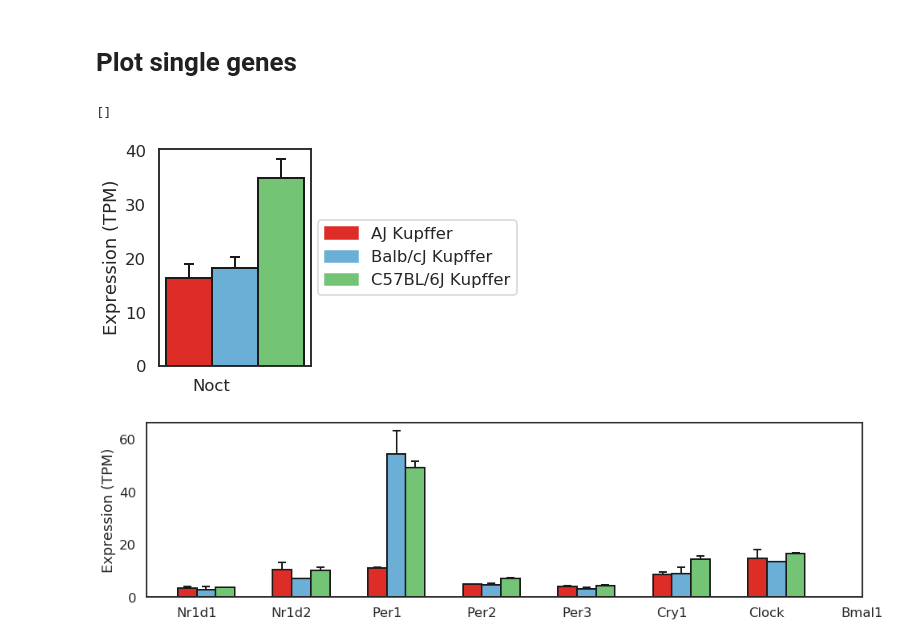
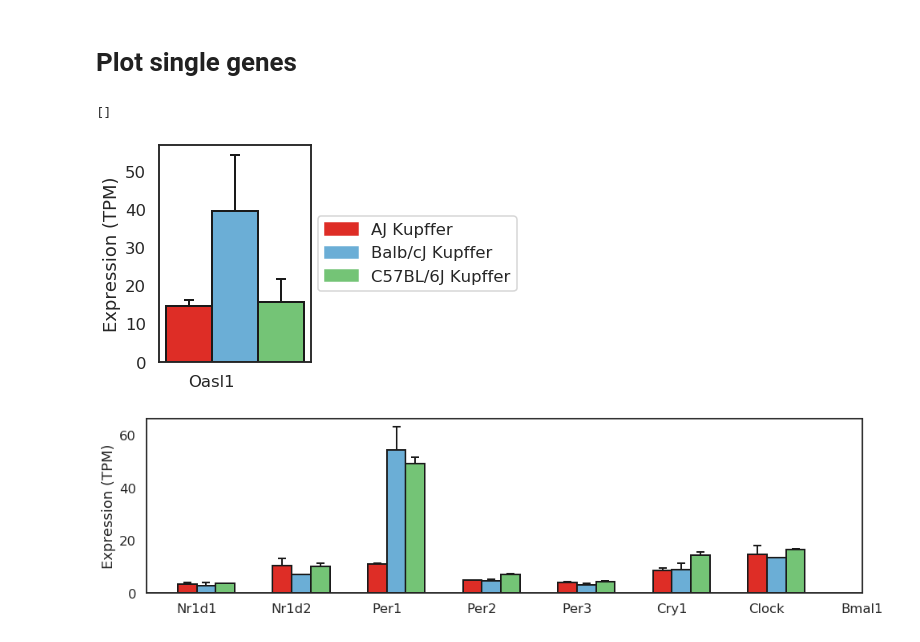
Before and after one commit to HunterBennett/strains_rna, a Jupyter notebook: results/K00_Strains_Control_Kupffer_RNA.ipynb, the cells around one changed output. Drawn from its saved outputs; the diff is of its cells as text; code cells hidden in the pictures.

```diff
--- a/results/K00_Strains_Control_Kupffer_RNA.ipynb
+++ b/results/K00_Strains_Control_Kupffer_RNA.ipynb
@@ -427,32 +427,29 @@ legend_elements = []
 for lab, col in  zip(group_labels, colors):
     legend_elements.append(Patch(label=lab, color=col))
 # %%
-gene = ['Noct']
-
+gene = ['Oasl1']
 fig, axs = plt.subplots(1, 2,
                        figsize=(6, 4))
-# plt.subplots_adjust(wspace=0.5)
-
 gene_list_bar_plot(gene,
                    tpm,
                    groups=groups,
                    group_labels = group_labels,
                    colors = colors,
                    width=0.2,
                    ax=axs[0])
 
 axs[0].get_legend().remove()
 
 axs[1].legend(handles=legend_elements, loc='center')
 axs[1].spines['top'].set_visible(False)
 axs[1].spines['right'].set_visible(False)
 axs[1].spines['left'].set_visible(False)
 axs[1].spines['bottom'].set_visible(False)
 axs[1].set_xticklabels('')
 axs[1].set_yticklabels('')
 # %% [output]
 []
-[figure, old version]
+[figure, new version]
 # %%
 gene = ['Nr1d1', 'Nr1d2', 'Per1', 'Per2', 'Per3', 'Cry1', 'Clock', 'Bmal1']
 
```
Also changed, not shown: parts of 9 cells of this notebook, 12 other files.
